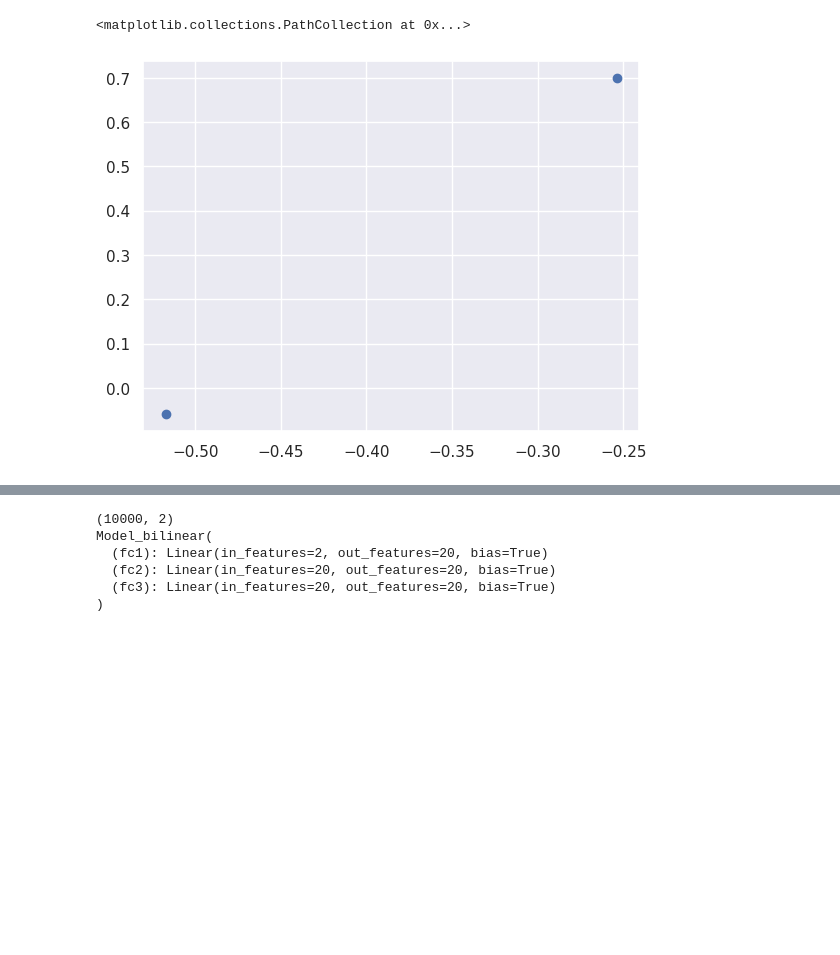
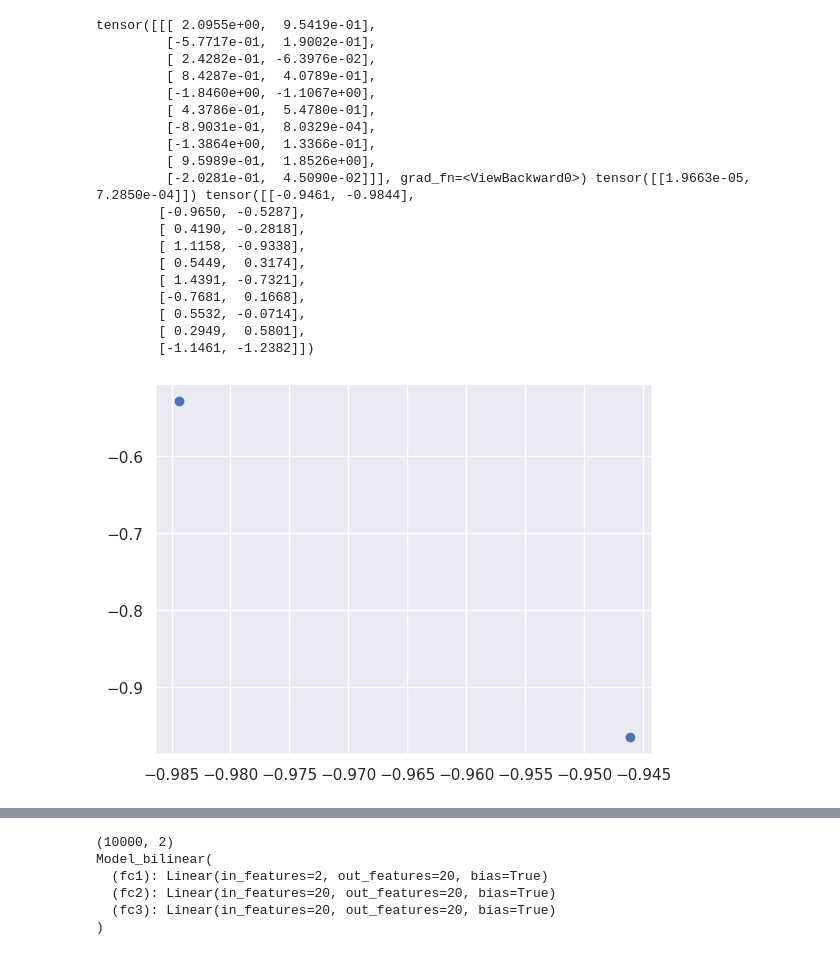
Before and after one commit to RnDProjectsDeebul/MohanRajRnD, a Jupyter notebook: DDU_/visualisation/two_moons.ipynb, the cells around one changed output, grey strips where cells are left out. Saved outputs shown, nothing was run; the diff lists cells and outputs as text; code cells hidden in the pictures; blank space fills up the shorter version.

```diff
--- a/DDU_/visualisation/two_moons.ipynb
+++ b/DDU_/visualisation/two_moons.ipynb
@@ -19,4 +19,14 @@ noise = 0.1
 X_train, y_train = sklearn.datasets.make_moons(n_samples=1500, noise=noise)
 X_test, y_test = sklearn.datasets.make_moons(n_samples=200, noise=noise)
 ds_train = torch.utils.data.TensorDataset(torch.from_numpy(X_train).float(), F.one_hot(torch.from_numpy(y_train)).float())
-dl_train = torch.utils.data.DataLoader(ds_train, batch_size=64, shuffle=True, drop_last=True)
+dl_train = torch.utils.data.DataLoader(ds_train, batch_size=10, shuffle=True, drop_last=True)
+# %%
+dataiter = iter(dl_train)
+images, labels = next(dataiter)
+
+print(images.shape)
+print(labels.shape)
+print(images)
+print(labels)
+images = images +10
+print(images)
@@ -151,7 +179,7 @@ quantise = True
 if quantise:
     dataiter = iter(dl_train)
     images, labels = next(dataiter)
-
+    images = images + 10
     m = copy.deepcopy(model)
     m.to("cpu")
     m.eval()
@@ -161,6 +189,7 @@ if quantise:
     with torch.inference_mode():
         for _ in range(10):
             images, labels = next(dataiter)
+            images = images + 10
             model_prepared(images)
     model_quantized = quantize_fx.convert_fx(model_prepared)
 
@@ -243,13 +294,34 @@ plt.scatter(emb[0], emb[1])
 # %%
 dataiter = iter(dl_train)
 x, y = next(dataiter)
 z, y_pred, embeddings = model_quantized(x)
 
 emb = (model_quantized._tensor_constant1).numpy()
 plt.scatter(emb[0], emb[1])
+inpu = torch.tensor([[-2.0, 0]])
+x,y,z = model_quantized(inpu)
+print(x,y,z)
 # %% [output]
-<matplotlib.collections.PathCollection at 0x...>
+tensor([[[ 2.0955e+00,  9.5419e-01],
+         [-5.7717e-01,  1.9002e-01],
+         [ 2.4282e-01, -6.3976e-02],
+         [ 8.4287e-01,  4.0789e-01],
+         [-1.8460e+00, -1.1067e+00],
+         [ 4.3786e-01,  5.4780e-01],
+         [-8.9031e-01,  8.0329e-04],
+         [-1.3864e+00,  1.3366e-01],
+         [ 9.5989e-01,  1.8526e+00],
+         [-2.0281e-01,  4.5090e-02]]], grad_fn=<ViewBackward0>) tensor([[1.9663e-05, 7.2850e-04]]) tensor([[-0.9461, -0.9844],
+        [-0.9650, -0.5287],
+        [ 0.4190, -0.2818],
+        [ 1.1158, -0.9338],
+        [ 0.5449,  0.3174],
+        [ 1.4391, -0.7321],
+        [-0.7681,  0.1668],
+        [ 0.5532, -0.0714],
+        [ 0.2949,  0.5801],
+        [-1.1461, -1.2382]])
-[figure, old version]
+[figure, new version]
 # %%
 np.random.seed(0)
 torch.manual_seed(0)
```
Also changed, not shown: parts of 12 cells of this notebook, 32 other files.
